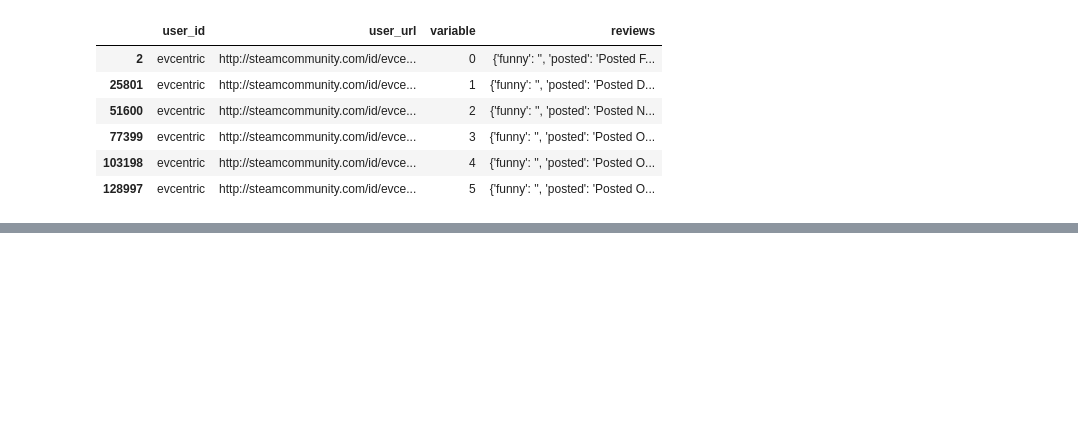
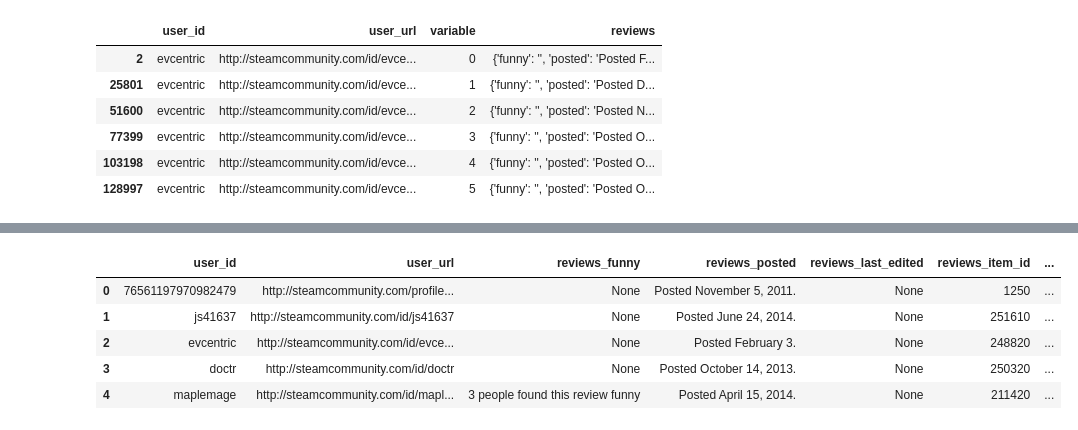
Before and after one commit to Ivan2125/MLOps-Steam, a Jupyter notebook: 02-etl-reviews.ipynb, the cells around one changed output, grey strips where cells are left out. Drawn from its saved outputs; the diff is of its cells as text; code cells hidden in the pictures; blank space fills up the shorter version.

```diff
--- a/02-etl-reviews.ipynb
+++ b/02-etl-reviews.ipynb
@@ -217,0 +239,11 @@ review_norm[review_norm['user_id']=='evcentric']
+# %%
+reviews.replace('', None, inplace=True)
+# Mostrar las primeras filas del DataFrame
+reviews.head()
+# %% [output]
+|  | user_id | user_url | reviews_funny | reviews_posted | reviews_last_edited | reviews_item_id | ... |
+| 0 | 76561197970982479 | http://steamcommunity.com/profile... | None | Posted November 5, 2011. | None | 1250 | ... |
+| 1 | js41637 | http://steamcommunity.com/id/js41637 | None | Posted June 24, 2014. | None | 251610 | ... |
+| 2 | evcentric | http://steamcommunity.com/id/evce... | None | Posted February 3. | None | 248820 | ... |
+| 3 | doctr | http://steamcommunity.com/id/doctr | None | Posted October 14, 2013. | None | 250320 | ... |
+| 4 | maplemage | http://steamcommunity.com/id/mapl... | 3 people found this review funny | Posted April 15, 2014. | None | 211420 | ... |
```
Also changed, not shown: parts of 22 cells of this notebook.
